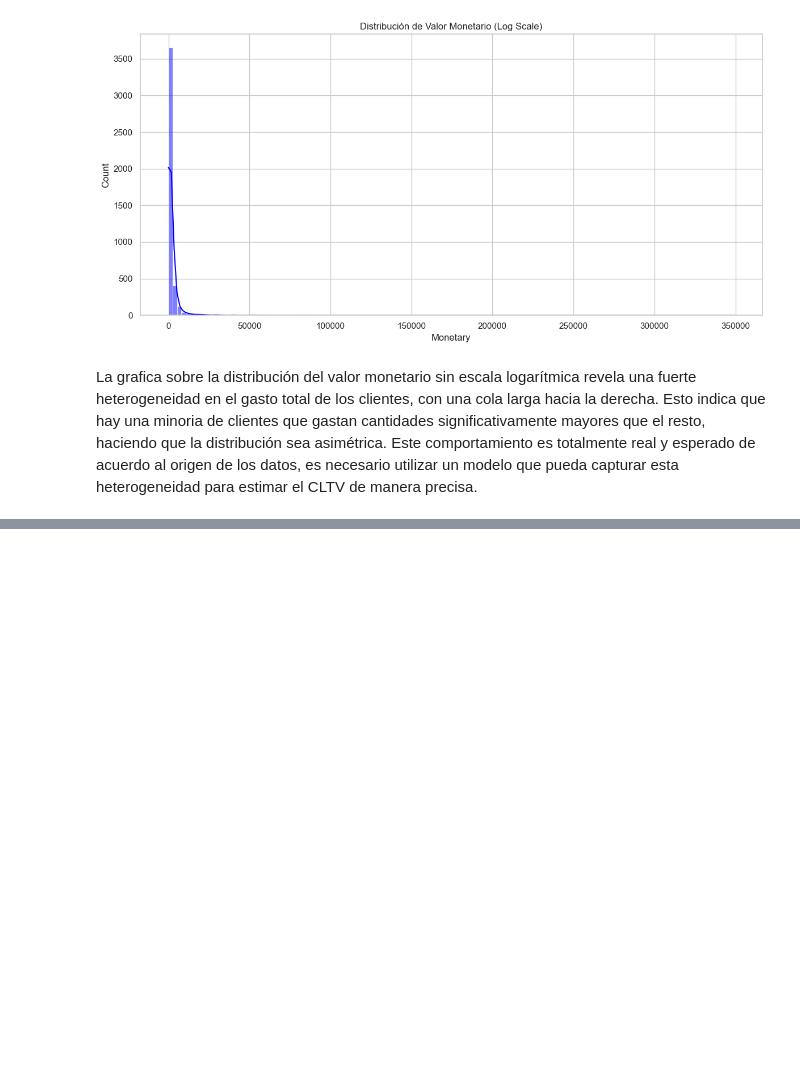
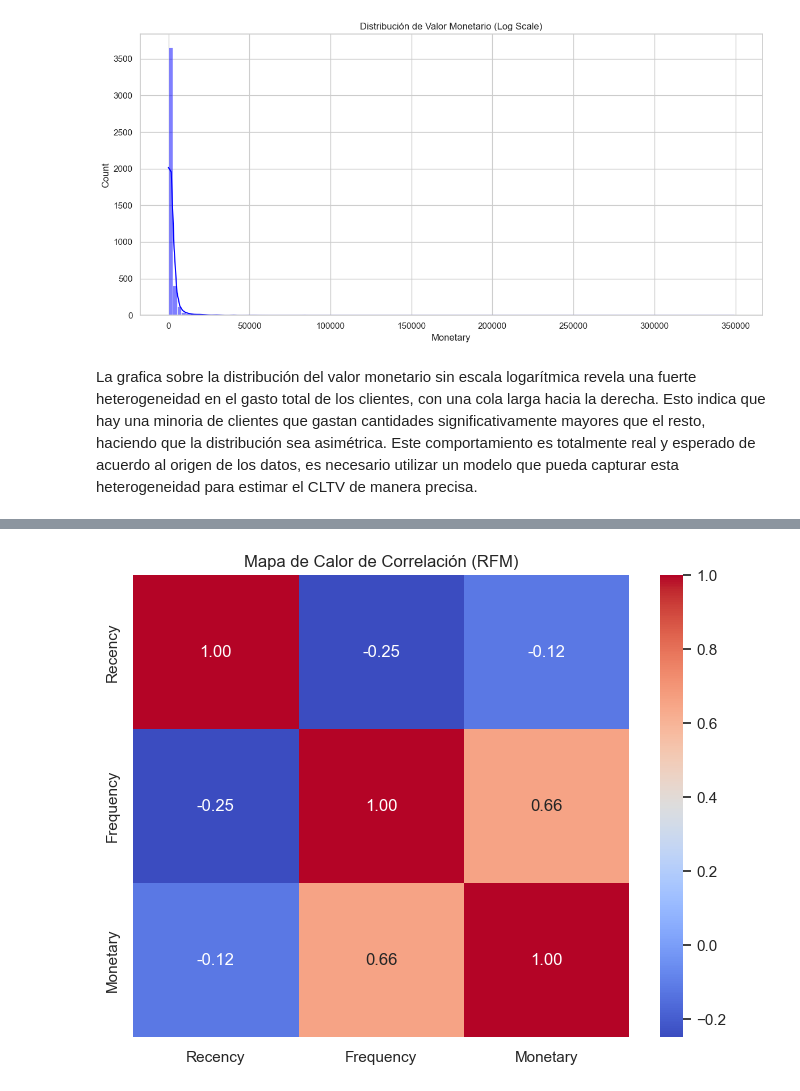
Before and after one commit to DaLeedev/CLTV_PROJECT, a Jupyter notebook: notebooks/03_Exploracion de los Datos.ipynb, the cells around one changed output, grey strips where cells are left out. Saved outputs shown, nothing was run; the diff lists cells and outputs as text; code cells hidden in the pictures; blank space fills up the shorter version.

```diff
--- a/notebooks/03_Exploracion de los Datos.ipynb
+++ b/notebooks/03_Exploracion de los Datos.ipynb
@@ -196,0 +255,8 @@ La grafica sobre la distribución del valor monetario sin escala logarítmica re
+# %%
+# Matriz de correlación simple sobre la tabla RFM
+plt.figure(figsize=(8, 6))
+sns.heatmap(rfm.corr(), annot=True, cmap='coolwarm', fmt=".2f")
+plt.title('Mapa de Calor de Correlación (RFM)')
+plt.show()
+# %% [output]
+[figure, added]
```
Also changed, not shown: parts of 3 cells of this notebook.
